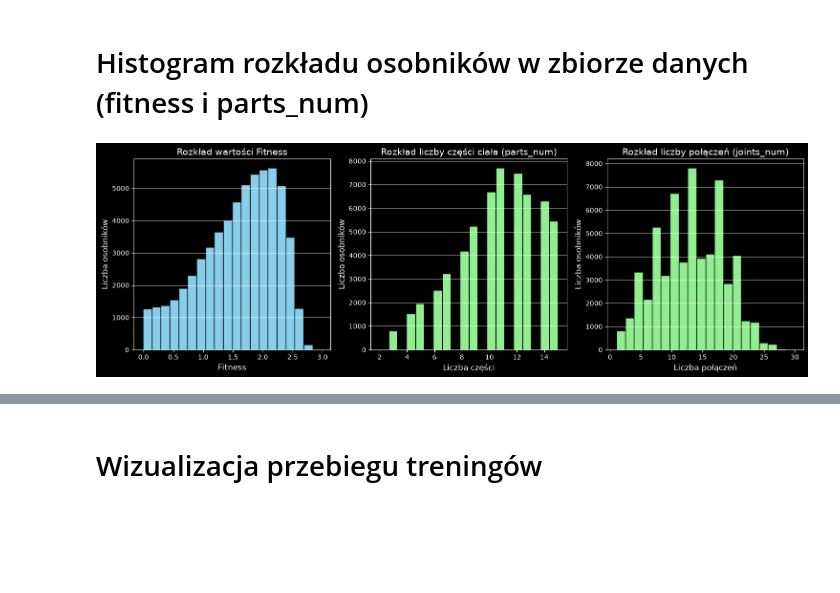
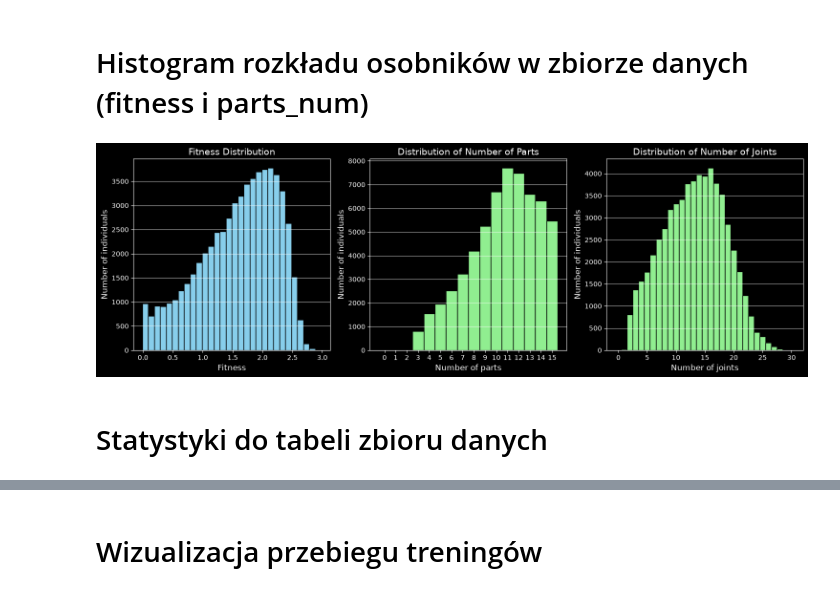
Before and after one commit to Adrix0n/MasterThesisPP, a Jupyter notebook: notebooks/visualization.ipynb, the cells around one changed output, grey strips where cells are left out. Saved outputs shown, nothing was run; the diff lists cells and outputs as text; code cells hidden in the pictures; blank space fills up the shorter version.

```diff
--- a/notebooks/visualization.ipynb
+++ b/notebooks/visualization.ipynb
@@ -71,44 +71,52 @@ joints_nums = []
 for obj in genotypes:
 	# 1. Pobranie wartości fitness (wyciągamy pierwszy element z listy)
 	fitness = obj["fitness"][0]
 	if fitness < -1:
 		continue
 	fitness_values.append(fitness)
 
 	# 2. Zliczanie wierszy zaczynających się od 'p:' w genotypie
 	genotype_str = obj["genotype"]
 	parts_count = sum(1 for line in genotype_str.strip().split('\n') if line.startswith('p:'))
 	parts_nums.append(parts_count)
 	joints_count = sum(1 for line in genotype_str.strip().split('\n') if line.startswith('j:'))
 	joints_nums.append(joints_count)
 
 
-x_bins = 20 # Liczba kubełków w histogramie
+x_bins = 30 # Liczba kubełków w histogramie
 
 # Tworzymy figurę z dwoma wykresami obok siebie (1 wiersz, 2 kolumny)
 fig, axes = plt.subplots(1, 3, figsize=(15, 5))
 # --- Pierwszy wykres: Fitness ---
 axes[0].hist(fitness_values, bins=x_bins, color='skyblue', edgecolor='black')
-axes[0].set_title('Rozkład wartości Fitness', fontsize=14)
+axes[0].set_title('Fitness Distribution', fontsize=14)
 axes[0].set_xlabel('Fitness', fontsize=12)
-axes[0].set_ylabel('Liczba osobników', fontsize=12)
+axes[0].set_ylabel('Number of individuals', fontsize=12)
 axes[0].grid(axis='y', alpha=0.75)
 
-# --- Drugi wykres: Liczba części (parts_num) ---
-axes[1].hist(parts_nums, bins=x_bins, color='lightgreen', edgecolor='black')
-axes[1].set_title('Rozkład liczby części ciała (parts_num)', fontsize=14)
-axes[1].set_xlabel('Liczba części', fontsize=12)
-axes[1].set_ylabel('Liczba osobników', fontsize=12)
+# --- Wykres 2: Liczba części (parts) ---
+bins_1 = np.arange(0 - 0.5, 15 + 1.5, 1)
+axes[1].hist(parts_nums, bins=bins_1, color='lightgreen', edgecolor='black')
+axes[1].set_title('Distribution of Number of Parts', fontsize=14)
+axes[1].set_xlabel('Number of parts', fontsize=12)
+axes[1].set_ylabel('Number of individuals', fontsize=12)
+axes[1].set_xticks(range(0, 16, 1))
 axes[1].grid(axis='y', alpha=0.75)
 
-# --- Trzeci wykres: Liczba połączeń (joints_num) ---
-axes[2].hist(joints_nums, bins=x_bins, color='lightgreen', edgecolor='black')
-axes[2].set_title('Rozkład liczby połączeń (joints_num)', fontsize=14)
-axes[2].set_xlabel('Liczba połączeń', fontsize=12)
-axes[2].set_ylabel('Liczba osobników', fontsize=12)
+
+# --- Wykres 3: Liczba połączeń (joints) ---
+bins_2 = np.arange(0 - 0.5, 30 + 1.5, 1)
+axes[2].hist(joints_nums, bins=bins_2, color='lightgreen', edgecolor='black')
+axes[2].set_title('Distribution of Number of Joints', fontsize=14)
+axes[2].set_xlabel('Number of joints', fontsize=12)
+axes[2].set_ylabel('Number of individuals', fontsize=12)
 axes[2].grid(axis='y', alpha=0.75)
 
+
+plt.savefig('histogram_dataset.png', dpi=300, bbox_inches='tight')
 plt.tight_layout()
 plt.show()
 # %% [output]
-[figure, old version]
+[figure, new version]
+# %% [markdown]
+# Statystyki do tabeli zbioru danych
```
Also changed, not shown: parts of 1 cell of this notebook, 8 other files.
